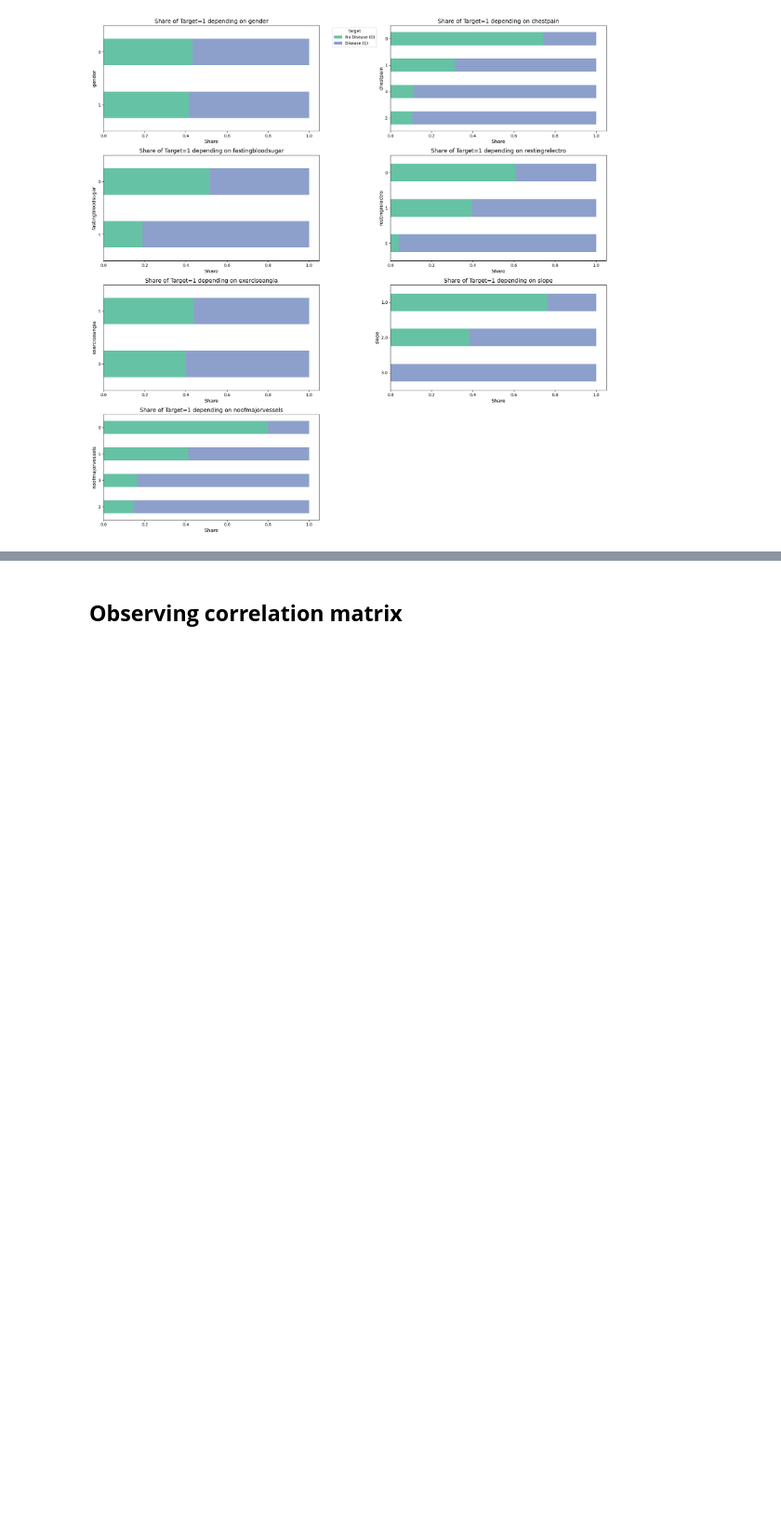
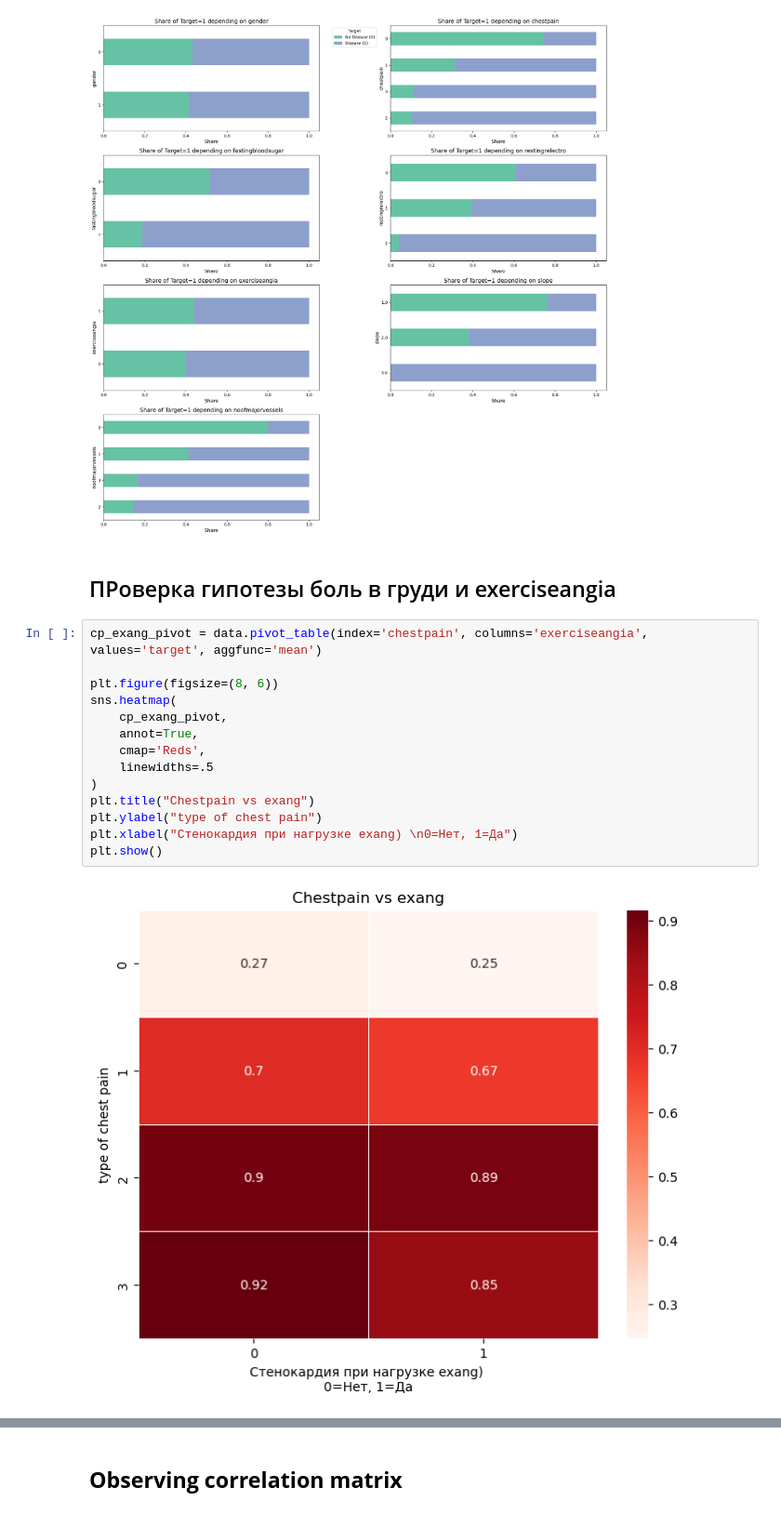
Before and after one commit to Skiner752/Intro-to-machine-learning, a Jupyter notebook: heart.ipynb, the cells around one changed output, grey strips where cells are left out. Shown at 93% size. Saved outputs shown, nothing was run; the diff lists cells and outputs as text; blank space fills up the shorter version.

```diff
--- a/heart.ipynb
+++ b/heart.ipynb
@@ -283,3 +283,21 @@ plt.tight_layout()
 plt.show()
 # %% [output]
 [figure]
+# %% [markdown]
+## ПРоверка гипотезы боль в груди и exerciseangia
+# %%
+cp_exang_pivot = data.pivot_table(index='chestpain', columns='exerciseangia', values='target', aggfunc='mean')
+
+plt.figure(figsize=(8, 6))
+sns.heatmap(
+    cp_exang_pivot,
+    annot=True,
+    cmap='Reds',
+    linewidths=.5
+)
+plt.title("Chestpain vs exang")
+plt.ylabel("type of chest pain")
+plt.xlabel("Стенокардия при нагрузке exang) \n0=Нет, 1=Да")
+plt.show()
+# %% [output]
+[figure, added]
```
Also changed, not shown: parts of 8 cells of this notebook.
